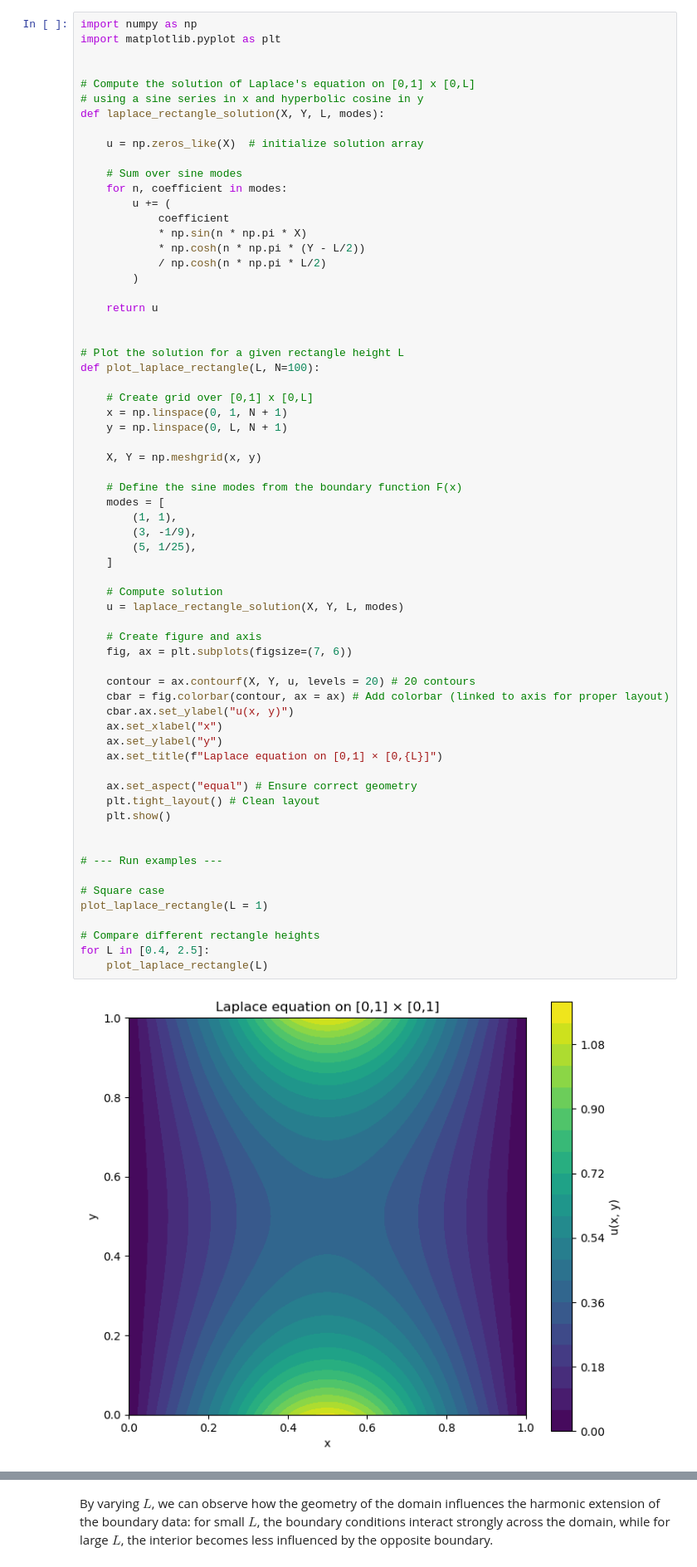
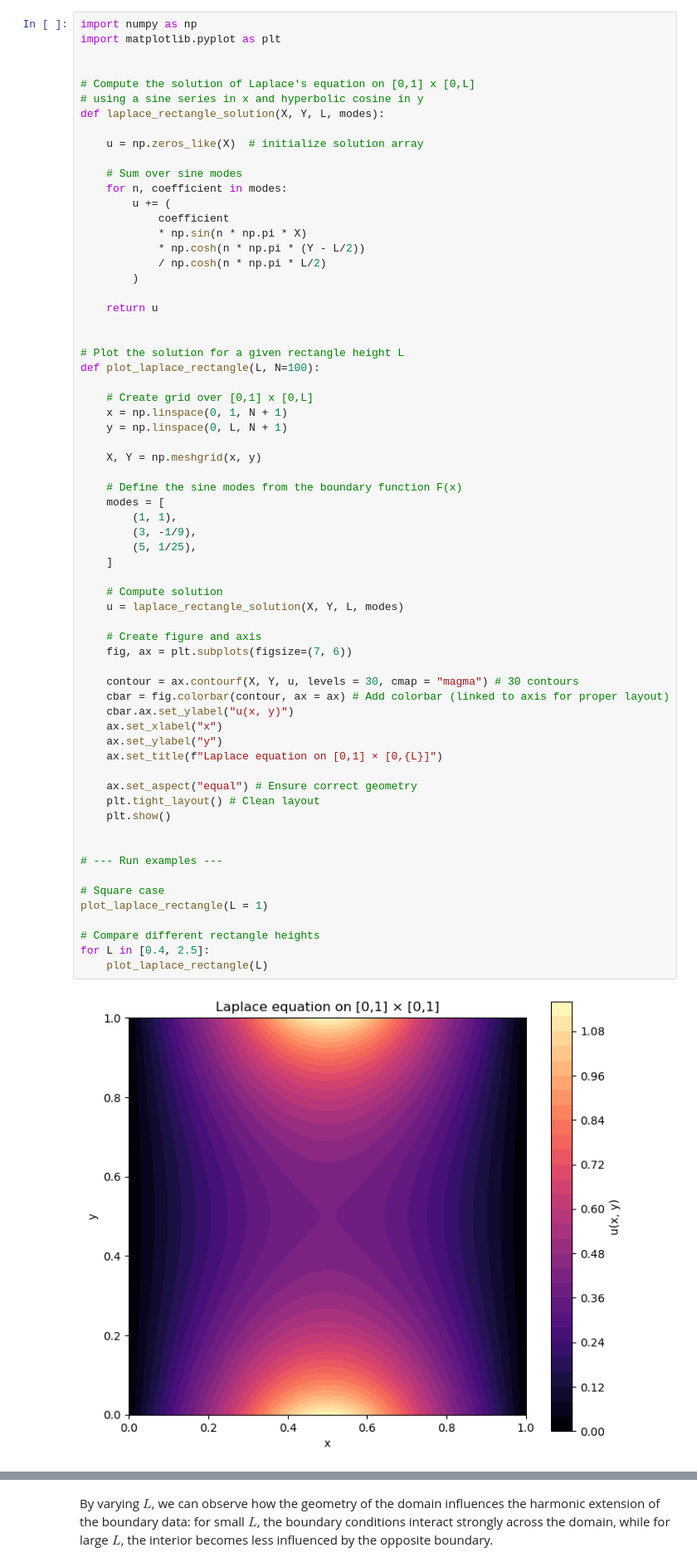
Before and after one commit to KentonBW/physics-lab, a Jupyter notebook: laplace_square.ipynb, the cells around one changed output, grey strips where cells are left out. Shown at 83% size. Drawn from its saved outputs; the diff is of its cells as text.

```diff
--- a/laplace_square.ipynb
+++ b/laplace_square.ipynb
@@ -56,32 +56,32 @@ def plot_laplace_rectangle(L, N=100):
         (3, -1/9),
         (5, 1/25),
     ]
 
     # Compute solution
     u = laplace_rectangle_solution(X, Y, L, modes)
 
     # Create figure and axis
     fig, ax = plt.subplots(figsize=(7, 6))
 
-    contour = ax.contourf(X, Y, u, levels = 20) # 20 contours
+    contour = ax.contourf(X, Y, u, levels = 30, cmap = "magma") # 30 contours
     cbar = fig.colorbar(contour, ax = ax) # Add colorbar (linked to axis for proper layout)
     cbar.ax.set_ylabel("u(x, y)")
     ax.set_xlabel("x")
     ax.set_ylabel("y")
     ax.set_title(f"Laplace equation on [0,1] × [0,{L}]")
 
     ax.set_aspect("equal") # Ensure correct geometry
     plt.tight_layout() # Clean layout
     plt.show()
 
 
 # --- Run examples ---
 
 # Square case
 plot_laplace_rectangle(L = 1)
 
 # Compare different rectangle heights
 for L in [0.4, 2.5]:
     plot_laplace_rectangle(L)
 # %% [output]
-[figure, old version]
+[figure, new version]
```
Also changed, not shown: parts of 1 cell of this notebook, 1 other file.
